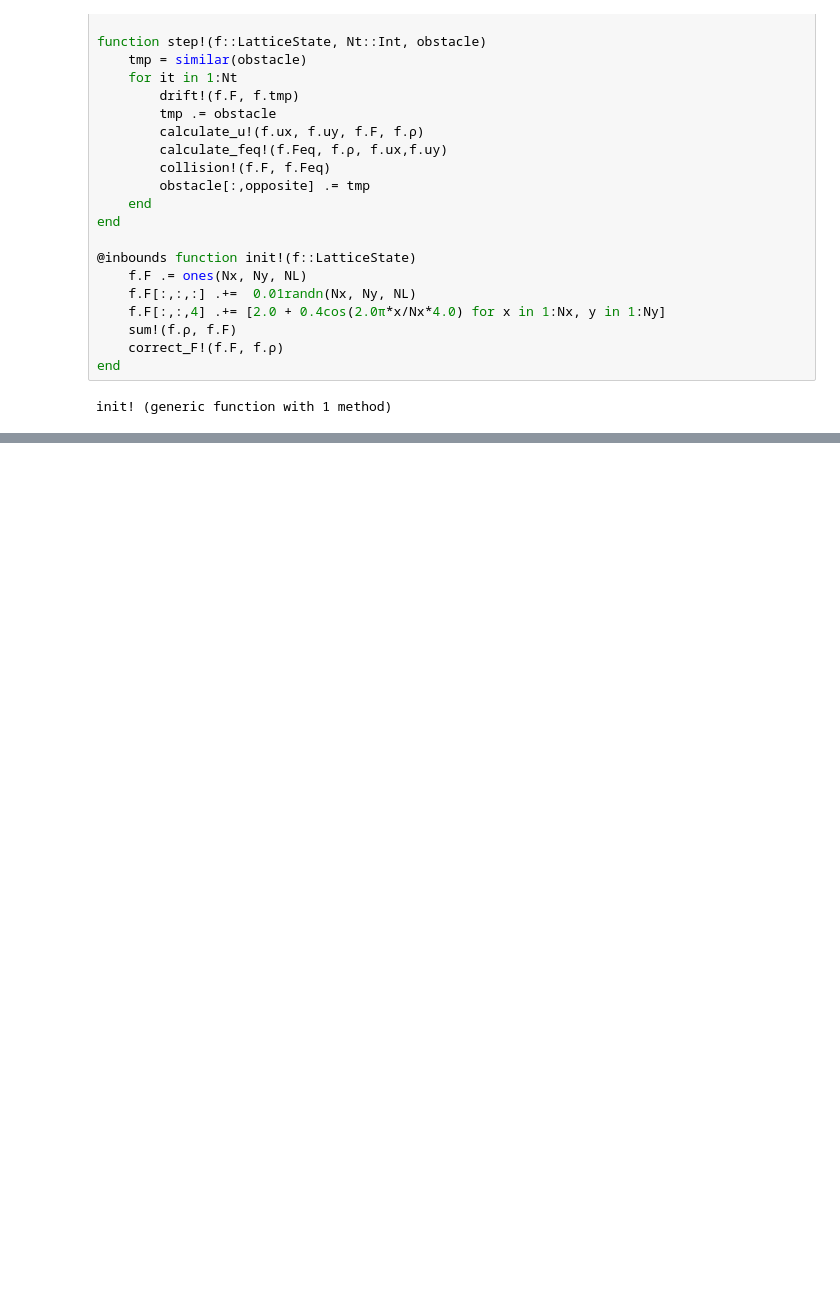
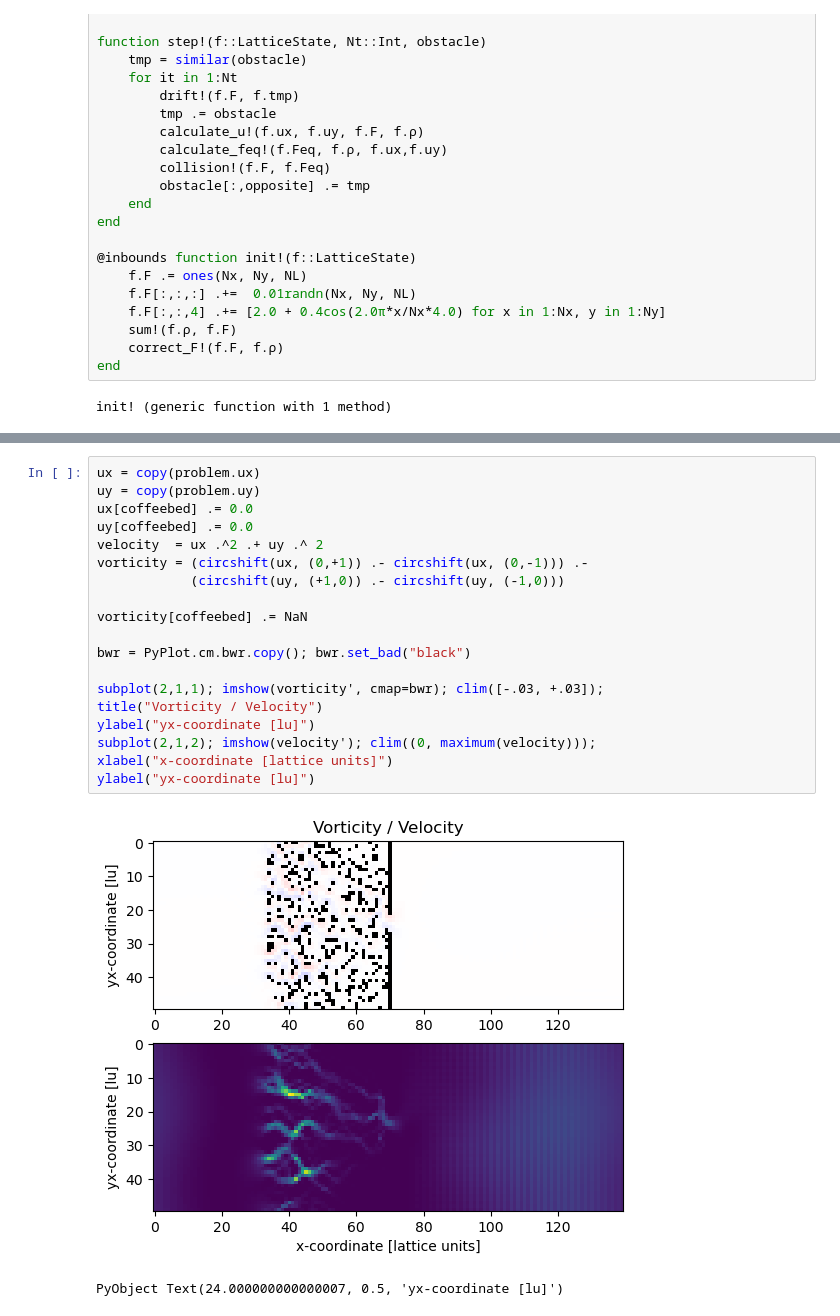
Before and after one commit to bchaber/hattivatti, a Jupyter notebook: karman-d2q9.ipynb, the cells around one changed output, grey strips where cells are left out. Cells and saved outputs as stored; diff of their text form; blank space fills up the shorter version.

```diff
--- a/karman-d2q9.ipynb
+++ b/karman-d2q9.ipynb
@@ -147,0 +156,22 @@ imshow(vorticity', cmap=bwr); clim([-.1, +.1])
+# %%
+ux = copy(problem.ux)
+uy = copy(problem.uy)
+ux[coffeebed] .= 0.0
+uy[coffeebed] .= 0.0
+velocity  = ux .^2 .+ uy .^ 2
+vorticity = (circshift(ux, (0,+1)) .- circshift(ux, (0,-1))) .-
+            (circshift(uy, (+1,0)) .- circshift(uy, (-1,0)))
+
+vorticity[coffeebed] .= NaN
+
+bwr = PyPlot.cm.bwr.copy(); bwr.set_bad("black")
+
+subplot(2,1,1); imshow(vorticity', cmap=bwr); clim([-.03, +.03]);
+title("Vorticity / Velocity")
+ylabel("yx-coordinate [lu]")
+subplot(2,1,2); imshow(velocity'); clim((0, maximum(velocity)));
+xlabel("x-coordinate [lattice units]")
+ylabel("yx-coordinate [lu]")
+# %% [output]
+[figure, added]
+PyObject Text(24.000000000000007, 0.5, 'yx-coordinate [lu]')
```
Also changed, not shown: parts of 4 cells of this notebook.
